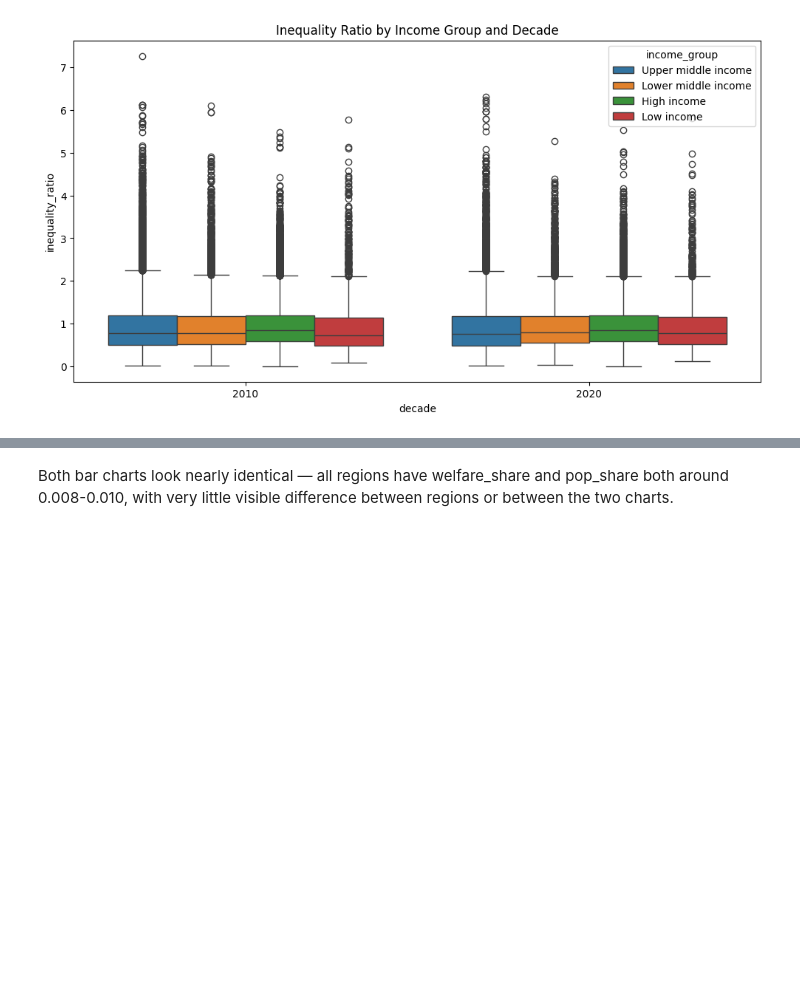
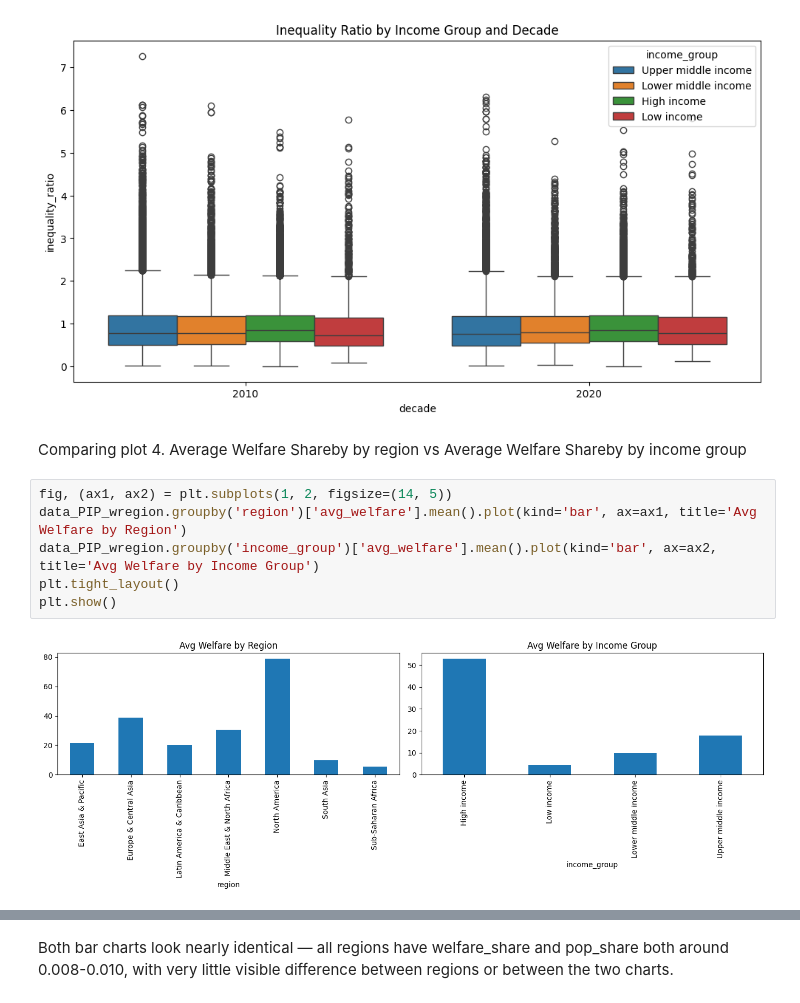
Before and after one commit to Nerneri/World_bank_PIP_analysis, a Jupyter notebook: Poverty_And_Inequality_Platform_(PIP).ipynb, the cells around one changed output, grey strips where cells are left out. Drawn from its saved outputs; the diff is of its cells as text; blank space fills up the shorter version.

```diff
--- a/Poverty_And_Inequality_Platform_(PIP).ipynb
+++ b/Poverty_And_Inequality_Platform_(PIP).ipynb
@@ -571,4 +571,14 @@ ax.set_title('Inequality Ratio by Income Group and Decade')
 plt.show()
 # %% [output]
 [figure]
+# %% [markdown]
+Comparing plot 4. Average Welfare Shareby by region vs Average Welfare Shareby by income group
+# %%
+fig, (ax1, ax2) = plt.subplots(1, 2, figsize=(14, 5))
+data_PIP_wregion.groupby('region')['avg_welfare'].mean().plot(kind='bar', ax=ax1, title='Avg Welfare by Region')
+data_PIP_wregion.groupby('income_group')['avg_welfare'].mean().plot(kind='bar', ax=ax2, title='Avg Welfare by Income Group')
+plt.tight_layout()
+plt.show()
+# %% [output]
+[figure, added]
 # %% [markdown]
```
Also changed, not shown: parts of 15 cells of this notebook.
